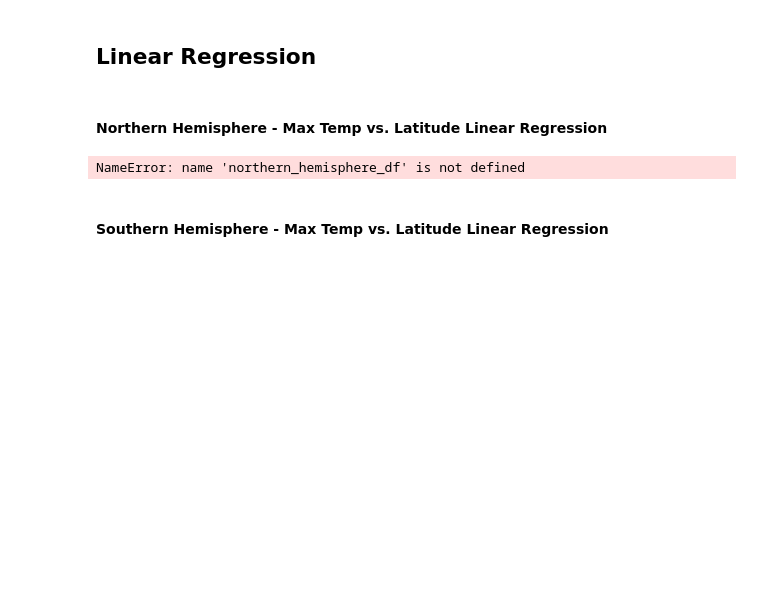
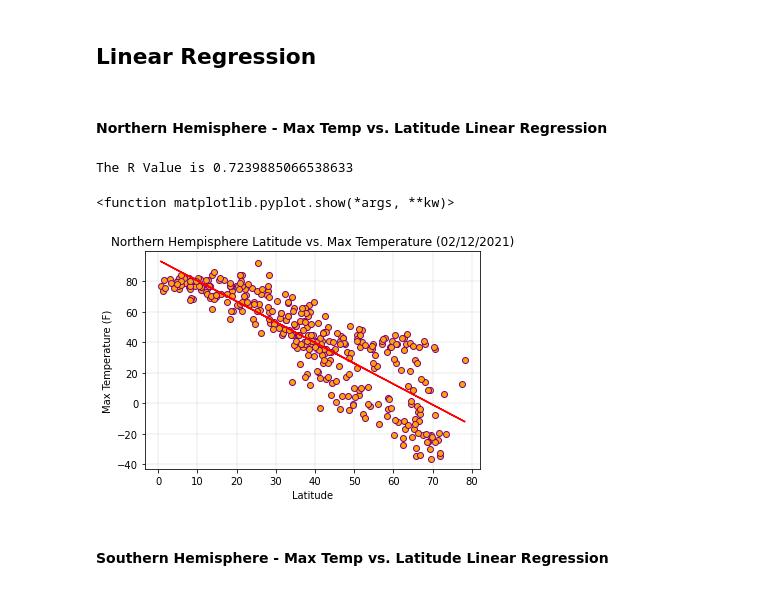
Before and after one commit to MMidwinter/python-api-challenge, a Jupyter notebook: starter_code/WeatherPy.ipynb, the cells around one changed output. Drawn from its saved outputs; the diff is of its cells as text; code cells hidden in the pictures; blank space fills up the shorter version.

```diff
--- a/starter_code/WeatherPy.ipynb
+++ b/starter_code/WeatherPy.ipynb
@@ -347,24 +269,28 @@ plt.show
 # %% [markdown]
 ####  Northern Hemisphere - Max Temp vs. Latitude Linear Regression
 # %%
-southern_hemisphere_df = city_cleaned_df[city_cleaned_df['Lat'] <= 0]
+northern_hemisphere_df = city_cleaned_df[city_cleaned_df['Lat'] >= 0]
 
-city_southern_lat = northern_hemisphere_df['Lat']
-city_southern_max_temp = northern_hemisphere_df['Max Temperature']
+city_northern_lat = northern_hemisphere_df['Lat']
+city_northern_max_temp = northern_hemisphere_df['Max Temperature']
 
-(slope, intercept, rvalue, pvalue, stderr) = st.linregress(city_southern_lat, city_southern_max_temp)
-correlation = st.pearsonr(city_southern_lat,city_southern_max_temp)
+(slope, intercept, rvalue, pvalue, stderr) = st.linregress(city_northern_lat, city_northern_max_temp)
+correlation = st.pearsonr(city_northern_lat,city_northern_max_temp)
+
+print(f'The R Value is {rvalue**2}')
 
 plt.scatter(city_northern_lat,city_northern_max_temp, facecolors='orange', edgecolors='purple')
-plt.title('Southern Hempisphere Latitude vs. Max Temperature (02/12/2021)')
+plt.title('Northern Hempisphere Latitude vs. Max Temperature (02/12/2021)')
 plt.xlabel('Latitude')
 plt.ylabel('Max Temperature (F)')
 regress_values = city_northern_lat * slope + intercept
 plt.plot(city_northern_lat,regress_values,"r-")
 plt.grid(linestyle='-',linewidth=.25)
 plt.show
 # %% [output]
-NameError: name 'northern_hemisphere_df' is not defined
+The R Value is 0.7239885066538633
+<function matplotlib.pyplot.show(*args, **kw)>
+[figure, added]
 # %% [markdown]
 ####  Southern Hemisphere - Max Temp vs. Latitude Linear Regression
 # %%
```
Also changed, not shown: parts of 19 cells of this notebook.
